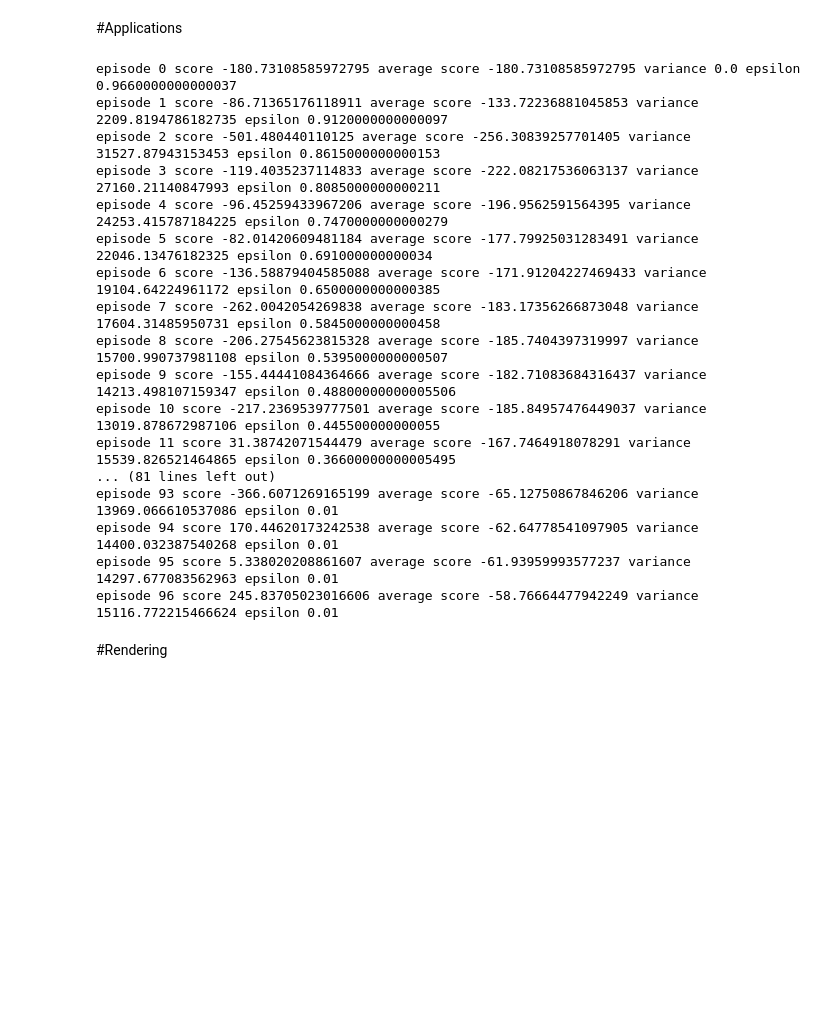
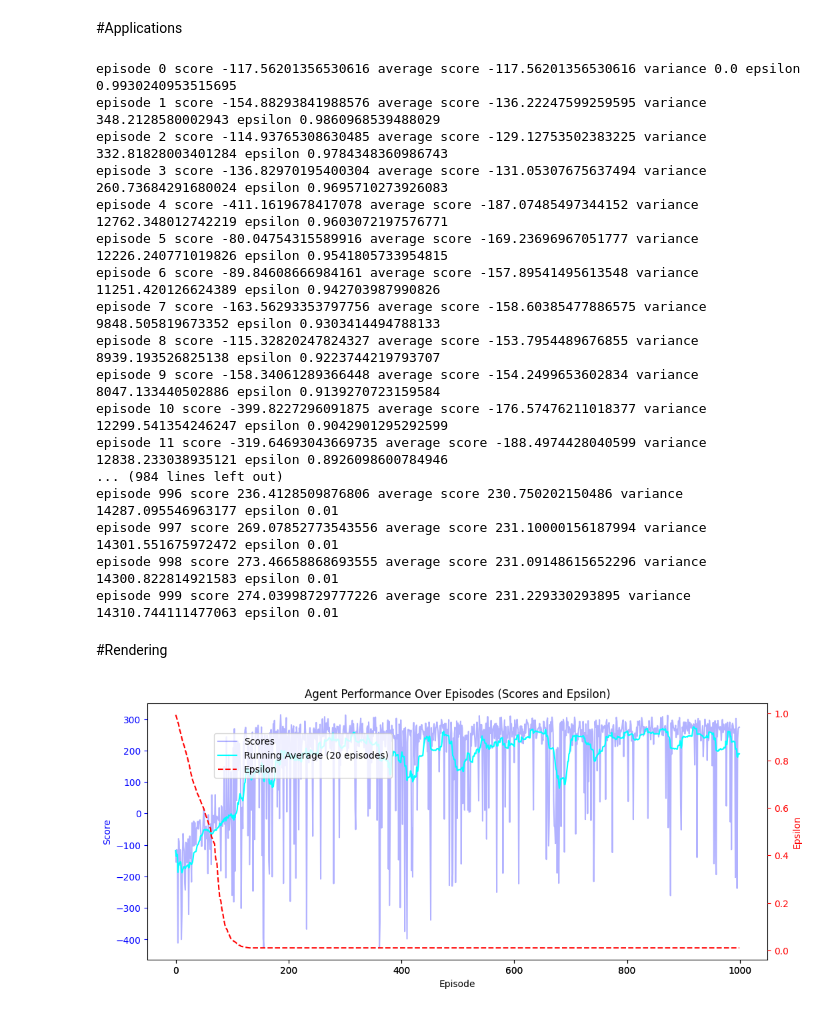
Before and after one commit to QuinnCuijpers/DeepQ, a Jupyter notebook: DeepQ.ipynb, the cells around one changed output. Cells and saved outputs as stored; diff of their text form; code cells hidden in the pictures; blank space fills up the shorter version.

Commit message:
Changed to exponential decay

```diff
--- a/DeepQ.ipynb
+++ b/DeepQ.ipynb
@@ -128,3 +130,19 @@ class ReplayBuffer:
+# %%
+from typing import Callable
+
+class EpsilonDecayer:
+    eps_end: float
+    decay_func: Callable[[float], float]
+
+    def __init__(
+        self, decay: Callable[[float], float] = lambda x: x - 5e-4, min: float = 0.01
+    ) -> None:
+        self.decay_func = decay
+        self.eps_end = min
+
+    def decay(self, epsilon: float) -> float:
+        new_eps = self.decay_func(epsilon)
+        return max(self.eps_end, new_eps)
 # %% [markdown]
 ##HyperParameters
 # %%
@@ -154,19 +172,20 @@ class Agent(ABC):
     Q_eval: DeepQNetwork
     epsilon: float
     learn_step_counter: int
+    eps_dec: EpsilonDecayer
 
     def __init__(
         self,
         input_dims: int,
         num_actions: int,
         Q_network: DeepQNetwork,
+        eps_dec: EpsilonDecayer,
         gamma: float = 0.99,
         epsilon: float = 1.0,
         lr: float = 0.01,
         batch_size: int = 64,
         max_mem_size: int = 1000,
         eps_end: float = 0.01,
-        eps_dec: float = 5e-4,
         replace_target_count: int = 100,
     ) -> None:
 
@@ -175,9 +194,9 @@ class Agent(ABC):
             lr,
             batch_size,
             eps_end,
-            eps_dec,
             replace_target_count,
         )
+        self.eps_dec = eps_dec
         self.epsilon = epsilon
         self.learn_step_counter = 0
         self.action_space = [i for i in range(num_actions)]
@@ -205,10 +224,7 @@ class Agent(ABC):
         return int(action)
 
     def decrement_epsilon(self) -> None:
-        if self.epsilon - self.hyper_parameters.eps_dec > self.hyper_parameters.eps_end:
-            self.epsilon -= self.hyper_parameters.eps_dec
-        else:
-            self.epsilon = self.hyper_parameters.eps_end
+        self.epsilon = self.eps_dec.decay(self.epsilon)
 
     def sample_memory(self):
         state, action, reward, new_state, done = self.replay_buffer.sample(
@@ -243,14 +259,14 @@ class DeepQAgent(Agent):
         self,
         input_dims: int,
         num_actions: int,
+        eps_dec: EpsilonDecayer,
         gamma: float = 0.99,
         epsilon: float = 1.0,
         lr: float = 0.01,
         batch_size: int = 64,
         max_mem_size: int = 1000,
         eps_end: float = 0.01,
-        eps_dec: float = 5e-4,
-        replace_target_count: int = 100
+        replace_target_count: int = 100,
     ) -> None:
         Q_network = DeepQNetwork(
             lr=lr,
@@ -398,13 +414,15 @@ def main() -> None:
     env = cast(gym.wrappers.RecordVideo, gym.wrappers.RecordVideo(env, "gym-results"))
     env.reset()
 
+    eps_dec = EpsilonDecayer(lambda x: x * 0.9999)
+
     agent = DeepQAgent(
         gamma=0.99,
         epsilon=1.0,
         batch_size=64,
         num_actions=4,
         eps_end=0.01,
-        eps_dec=5e-4,
+        eps_dec=eps_dec,
         input_dims=8,
         lr=0.001,
         max_mem_size=100000,
@@ -412,7 +430,7 @@ def main() -> None:
     )
     scores: list[float] = []
     eps_history: list[float] = []
-    n_games = 800
+    n_games = 1000
 
     for i in range(n_games):
         score = 0.0
@@ -445,63 +463,67 @@ def main() -> None:
 if __name__ == "__main__":
     all_scores, all_eps_history = main()
 # %% [output]
-episode 0 score -180.73108585972795 average score -180.73108585972795 variance 0.0 epsilon 0.9660000000000037
-episode 1 score -86.71365176118911 average score -133.72236881045853 variance 2209.8194786182735 epsilon 0.9120000000000097
-episode 2 score -501.480440110125 average score -256.30839257701405 variance 31527.87943153453 epsilon 0.8615000000000153
-episode 3 score -119.4035237114833 average score -222.08217536063137 variance 27160.21140847993 epsilon 0.8085000000000211
-episode 4 score -96.45259433967206 average score -196.9562591564395 variance 24253.415787184225 epsilon 0.7470000000000279
-episode 5 score -82.01420609481184 average score -177.79925031283491 variance 22046.13476182325 epsilon 0.691000000000034
-episode 6 score -136.58879404585088 average score -171.91204227469433 variance 19104.64224961172 epsilon 0.6500000000000385
-episode 7 score -262.0042054269838 average score -183.17356266873048 variance 17604.31485950731 epsilon 0.5845000000000458
-episode 8 score -206.27545623815328 average score -185.7404397319997 variance 15700.990737981108 epsilon 0.5395000000000507
-episode 9 score -155.44441084364666 average score -182.71083684316437 variance 14213.498107159347 epsilon 0.48800000000005506
-episode 10 score -217.2369539777501 average score -185.84957476449037 variance 13019.878672987106 epsilon 0.445500000000055
-episode 11 score 31.38742071544479 average score -167.7464918078291 variance 15539.826521464865 epsilon 0.36600000000005495
-... (81 lines left out)
-episode 93 score -366.6071269165199 average score -65.12750867846206 variance 13969.066610537086 epsilon 0.01
-episode 94 score 170.44620173242538 average score -62.64778541097905 variance 14400.032387540268 epsilon 0.01
-episode 95 score 5.338020208861607 average score -61.93959993577237 variance 14297.677083562963 epsilon 0.01
-episode 96 score 245.83705023016606 average score -58.76664477942249 variance 15116.772215466624 epsilon 0.01
+episode 0 score -117.56201356530616 average score -117.56201356530616 variance 0.0 epsilon 0.9930240953515695
+episode 1 score -154.88293841988576 average score -136.22247599259595 variance 348.2128580002943 epsilon 0.9860968539488029
+episode 2 score -114.93765308630485 average score -129.12753502383225 variance 332.81828003401284 epsilon 0.9784348360986743
+episode 3 score -136.82970195400304 average score -131.05307675637494 variance 260.73684291680024 epsilon 0.9695710273926083
+episode 4 score -411.1619678417078 average score -187.07485497344152 variance 12762.348012742219 epsilon 0.9603072197576771
+episode 5 score -80.04754315589916 average score -169.23696967051777 variance 12226.240771019826 epsilon 0.9541805733954815
+episode 6 score -89.84608666984161 average score -157.89541495613548 variance 11251.420126624389 epsilon 0.942703987990826
+episode 7 score -163.56293353797756 average score -158.60385477886575 variance 9848.505819673352 epsilon 0.9303414494788133
+episode 8 score -115.32820247824327 average score -153.7954489676855 variance 8939.193526825138 epsilon 0.9223744219793707
+episode 9 score -158.34061289366448 average score -154.2499653602834 variance 8047.133440502886 epsilon 0.9139270723159584
+episode 10 score -399.8227296091875 average score -176.57476211018377 variance 12299.541354246247 epsilon 0.9042901295292599
+episode 11 score -319.64693043669735 average score -188.4974428040599 variance 12838.233038935121 epsilon 0.8926098600784946
+... (984 lines left out)
+episode 996 score 236.4128509876806 average score 230.750202150486 variance 14287.095546963177 epsilon 0.01
+episode 997 score 269.07852773543556 average score 231.10000156187994 variance 14301.551675972472 epsilon 0.01
+episode 998 score 273.46658868693555 average score 231.09148615652296 variance 14300.822814921583 epsilon 0.01
+episode 999 score 274.03998729777226 average score 231.229330293895 variance 14310.744111477063 epsilon 0.01
 # %% [markdown]
 #Rendering
 # %%
 import matplotlib.pyplot as plt
 import numpy as np
+
+WINDOW_SIZE=20
 
 def plot_learning_curve(scores, epsilon_history, filename):
     fig = plt.figure(figsize=(12, 5))
     ax1 = fig.add_subplot(111, label='scores')
     ax2 = fig.add_subplot(111, label='eps', frame_on=False)
 
     ax1.plot(scores, color='blue', label='Scores', alpha=0.3)
     ax1.set_xlabel('Episode', color='black')
     ax1.set_ylabel('Score', color='blue')
     ax1.tick_params(axis='x', colors='black')
     ax1.tick_params(axis='y', colors='blue')
 
     N = len(scores)
     running_avg = np.empty(N)
 
     for i in range(N):
-        window = scores[max(0, i-100):(i+1)]
+        window = scores[max(0, i-WINDOW_SIZE):(i+1)]
         running_avg[i] = np.mean(window)
 
-    ax1.plot(running_avg, color='cyan', label='Running Average (100 episodes)')
+    ax1.plot(running_avg, color='cyan', label=f'Running Average ({WINDOW_SIZE} episodes)')
 
     ax2.plot(epsilon_history, color='red', label='Epsilon', linestyle='--')
     ax2.yaxis.tick_right()
     ax2.set_ylabel('Epsilon', color='red')
     ax2.yaxis.set_label_position('right')
     ax2.tick_params(axis='y', colors='red')
 
     plt.title('Agent Performance Over Episodes (Scores and Epsilon)')
     lines, labels = ax1.get_legend_handles_labels()
     lines2, labels2 = ax2.get_legend_handles_labels()
     ax2.legend(lines + lines2, labels + labels2, loc='upper left', bbox_to_anchor=(0.1, 0.9))
     plt.savefig(filename)
     plt.show()
 
 plot_learning_curve(all_scores, all_eps_history, 'lunar_lander_learning_curve.png')
+# %% [output]
+[figure, added]
 # %%
 import matplotlib.pyplot as plt
 import numpy as np
```
Also changed, not shown: parts of 7 cells of this notebook.
